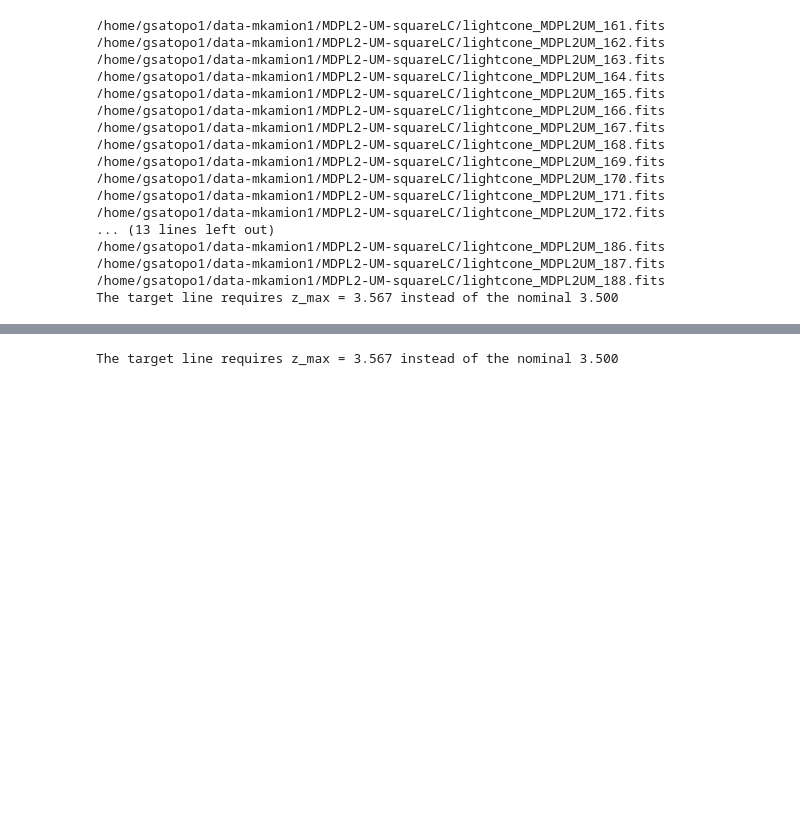
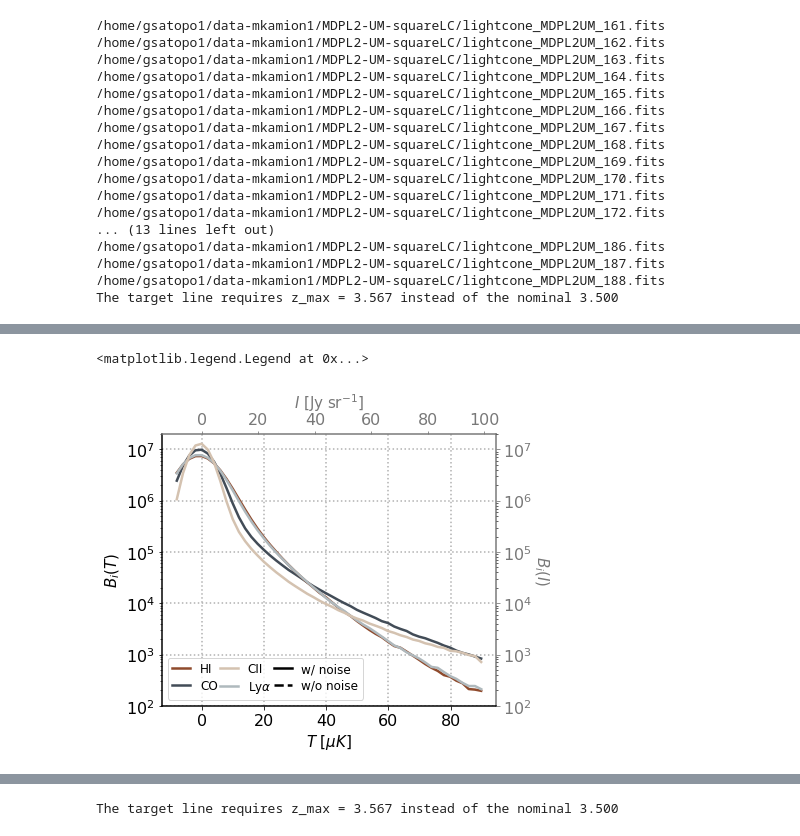
Before and after one commit to kokron/skyLine, a Jupyter notebook: notebooks/main_results_pop_and_stats.ipynb, the cells around one changed output, grey strips where cells are left out. Saved outputs shown, nothing was run; the diff lists cells and outputs as text; code cells hidden in the pictures; blank space fills up the shorter version.

```diff
--- a/notebooks/main_results_pop_and_stats.ipynb
+++ b/notebooks/main_results_pop_and_stats.ipynb
@@ -881,3 +1008,62 @@ print(np.sum(BiHI_noise)/len(HImap_noise.flatten()))
+# %%
+from matplotlib.lines import Line2D
+
+dark_blue='#424c57'
+dark_red='#8f4a2c'
+light_blue='#afb9bd'
+light_red='#d4c2b0'
+grey='#787878'
+
+fig=plt.figure(figsize=(6,5))
+ax00=fig.add_subplot(111)
+ax01=fig.add_subplot(111, frame_on=False)
+
+ax00.plot(TiCO/, BiCO_noise, color=dark_blue)
+#ax00.plot(TiCO, BiCO_nonoise, '--', color=dark_blue)
+ax00.plot(TiHI*np.max(TiCO)/np.max(TiHI), BiHI_noise, color=dark_red)
+#ax00.plot(TiHI, BiHI_nonoise, '--', color=dark_red)
+ax00.set_yscale('log')
+ax00.set_xlabel(r"$T$ [$\mu K$]", fontsize = 15)
+ax00.set_ylabel("$B_{i}(T)$", fontsize=15)
+ax00.set_ylim(1e2, 2e7)
+
+ax01.xaxis.tick_top()
+ax01.yaxis.tick_right()
+ax01.plot(TiLya, BiLya_noise, color=light_blue)
+#ax01.plot(TiLya, BiLya_nonoise, '--', color=light_blue)
+ax01.plot(TiCII*np.max(TiLya)/np.max(TiCII), BiCII_noise, color=light_red)
+#ax01.plot(TiCII, BiCII_nonoise, '--', color=light_red)
+ax01.set_xlabel("$I$ [Jy sr$^{-1}$]", fontsize = 15)
+ax01.set_ylabel("$B_{i}(I)$",color=grey, fontsize=15, rotation=270, labelpad=18)
+ax01.set_yscale('log')
+ax01.set_ylim(1e2, 2e7)
+
+ax01.yaxis.label.set_color(grey)
+ax01.yaxis.set_label_position('right')
+ax01.tick_params(axis='y', colors=grey)
+#ax01.axes.get_xaxis().set_ticks([])
+
+ax01.xaxis.label.set_color(grey)
+ax01.xaxis.set_label_position('top')
+ax01.tick_params(axis='x', colors=grey)
+
+ax01.spines['top'].set_edgecolor(grey)
+ax00.spines['right'].set_edgecolor(grey)
+ax00.spines['top'].set_edgecolor(grey)
+
+ax00.grid(linestyle='dotted', linewidth=1.5)
+
+custom_lines = [Line2D([0], [0], color=dark_red, lw=2.5),
+                Line2D([0], [0], color=dark_blue, lw=2.5),
+                Line2D([0], [0], color=light_red, lw=2.5),
+                Line2D([0], [0], color=light_blue, lw=2.5),
+                Line2D([0], [0], color= 'black', lw=2.5),
+                Line2D([0], [0], linestyle='--',color= 'black', lw=2.5)]
+ax01.legend(custom_lines, ['HI', 'CO', 'CII',r'Ly$\alpha$', 'w/ noise', 'w/o noise'],
+            ncol=3, fontsize=12, labelspacing=0.3, columnspacing=0.2, handlelength=1.5, loc='lower left')
+# %% [output]
+<matplotlib.legend.Legend at 0x...>
+[figure, added]
 # %%
 from matplotlib.lines import Line2D
 
```
Also changed, not shown: parts of 26 cells of this notebook, 3 other files.
